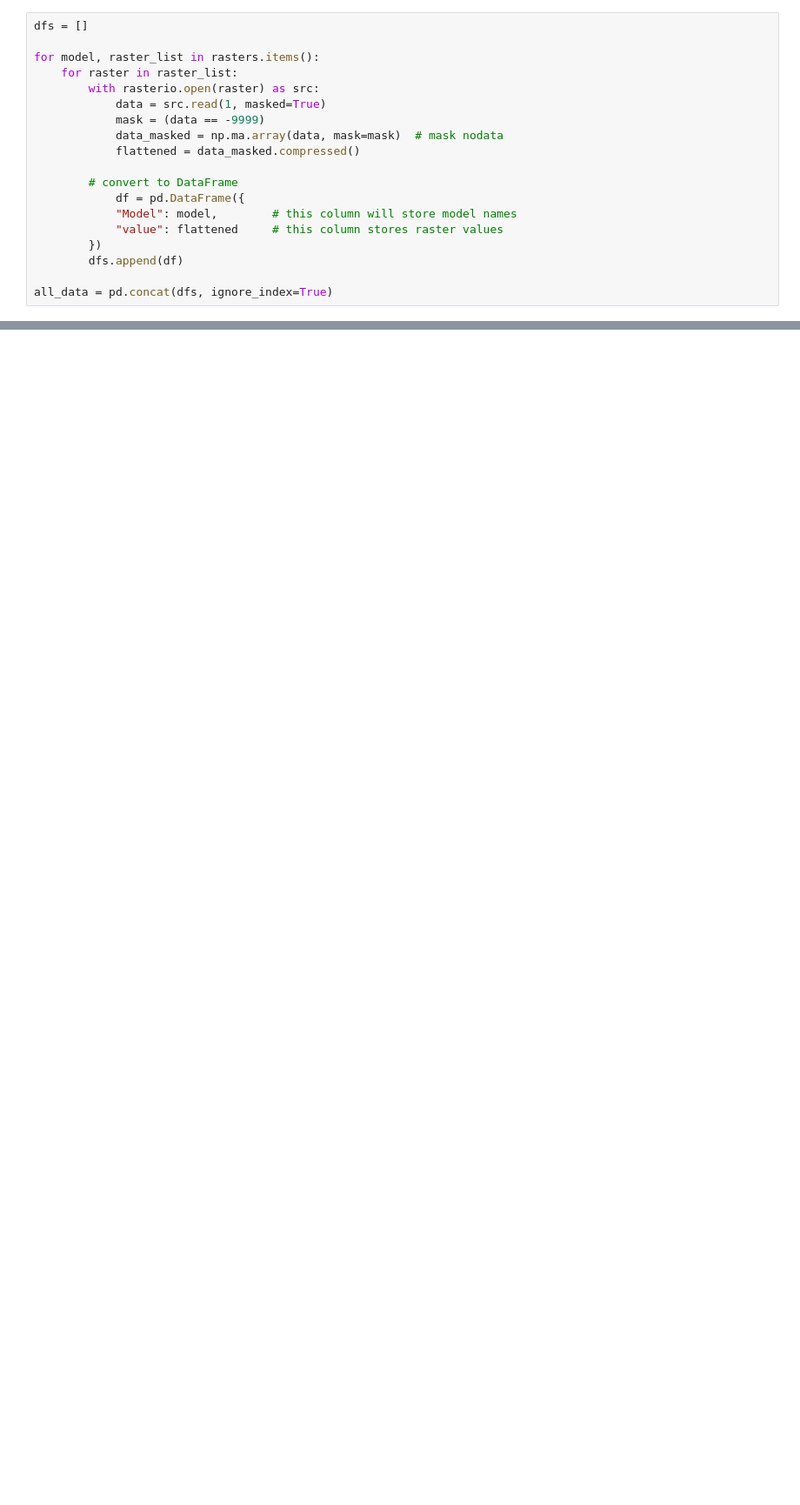
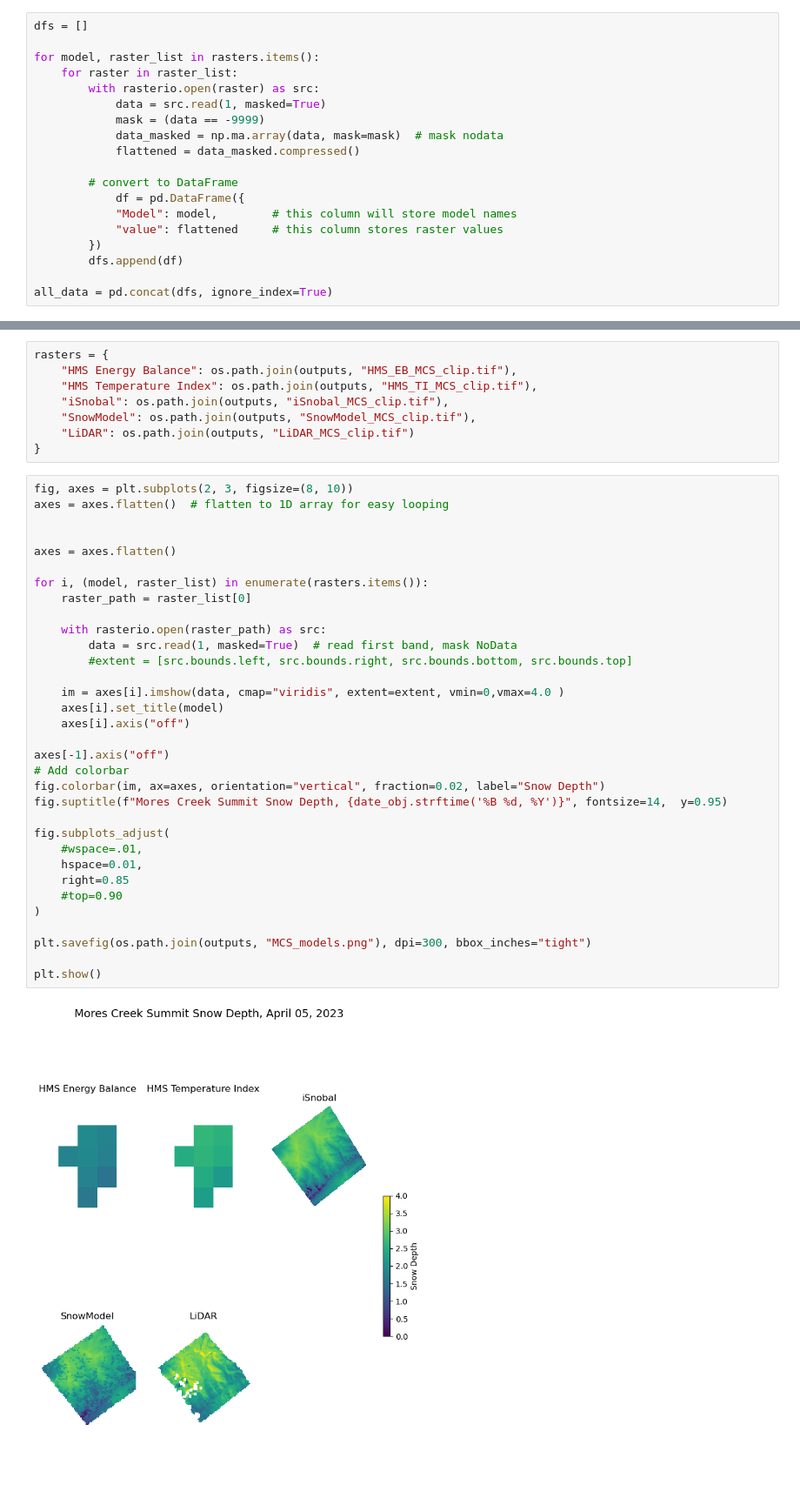
Before and after one commit to naniciafone/SIRO, a Jupyter notebook: notebooks/Model_compare.ipynb, the cells around one changed output, grey strips where cells are left out. Shown at 87% size. Cells and saved outputs as stored; diff of their text form; blank space fills up the shorter version.

```diff
--- a/notebooks/Model_compare.ipynb
+++ b/notebooks/Model_compare.ipynb
@@ -235,0 +295,43 @@ plt.show()
+# %%
+rasters = {
+    "HMS Energy Balance": os.path.join(outputs, "HMS_EB_MCS_clip.tif"),
+    "HMS Temperature Index": os.path.join(outputs, "HMS_TI_MCS_clip.tif"),
+    "iSnobal": os.path.join(outputs, "iSnobal_MCS_clip.tif"),
+    "SnowModel": os.path.join(outputs, "SnowModel_MCS_clip.tif"),
+    "LiDAR": os.path.join(outputs, "LiDAR_MCS_clip.tif")
+}
+# %%
+fig, axes = plt.subplots(2, 3, figsize=(8, 10))
+axes = axes.flatten()  # flatten to 1D array for easy looping
+
+
+axes = axes.flatten()
+
+for i, (model, raster_list) in enumerate(rasters.items()):
+    raster_path = raster_list[0]
+
+    with rasterio.open(raster_path) as src:
+        data = src.read(1, masked=True)  # read first band, mask NoData
+        #extent = [src.bounds.left, src.bounds.right, src.bounds.bottom, src.bounds.top]
+
+    im = axes[i].imshow(data, cmap="viridis", extent=extent, vmin=0,vmax=4.0 )
+    axes[i].set_title(model)
+    axes[i].axis("off")
+
+axes[-1].axis("off")
+# Add colorbar
+fig.colorbar(im, ax=axes, orientation="vertical", fraction=0.02, label="Snow Depth")
+fig.suptitle(f"Mores Creek Summit Snow Depth, {date_obj.strftime('%B %d, %Y')}", fontsize=14,  y=0.95)
+
+fig.subplots_adjust(
+    #wspace=.01,
+    hspace=0.01,
+    right=0.85
+    #top=0.90
+)
+
+plt.savefig(os.path.join(outputs, "MCS_models.png"), dpi=300, bbox_inches="tight")
+
+plt.show()
+# %% [output]
+[figure, added]
```
Also changed, not shown: parts of 18 cells of this notebook.
